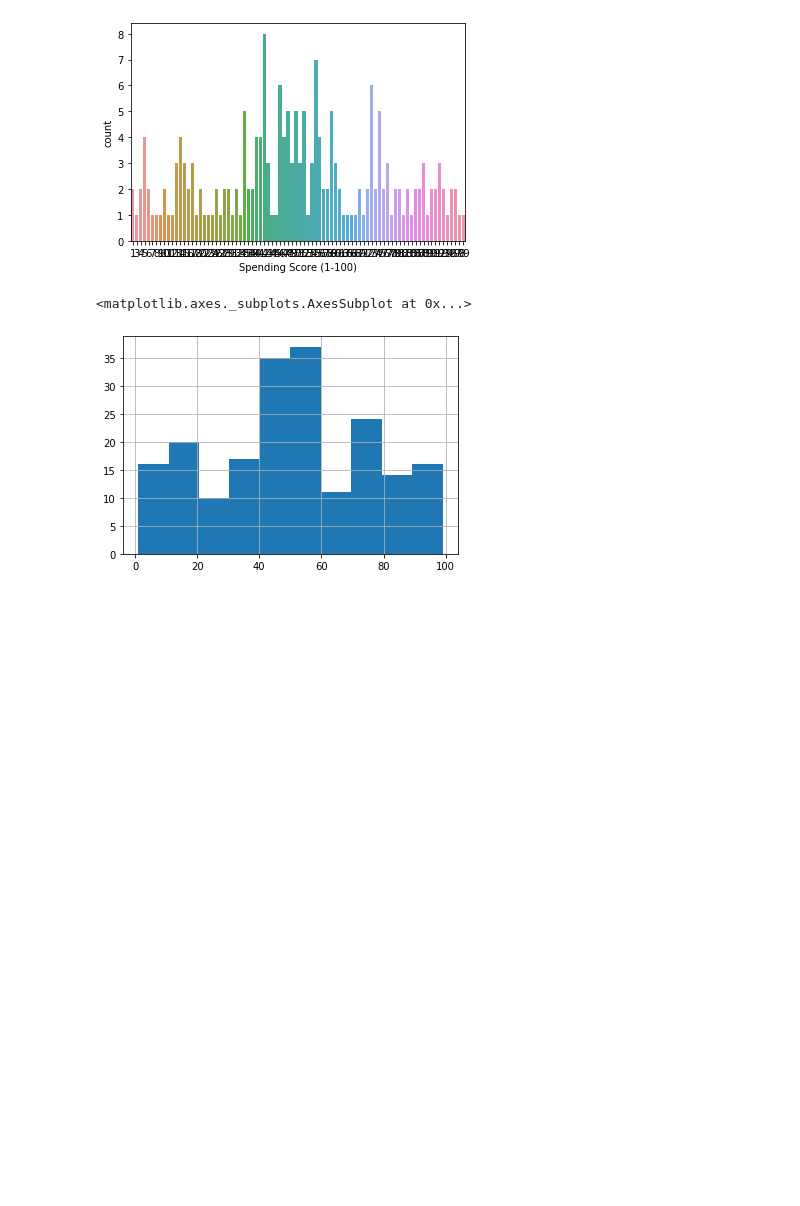
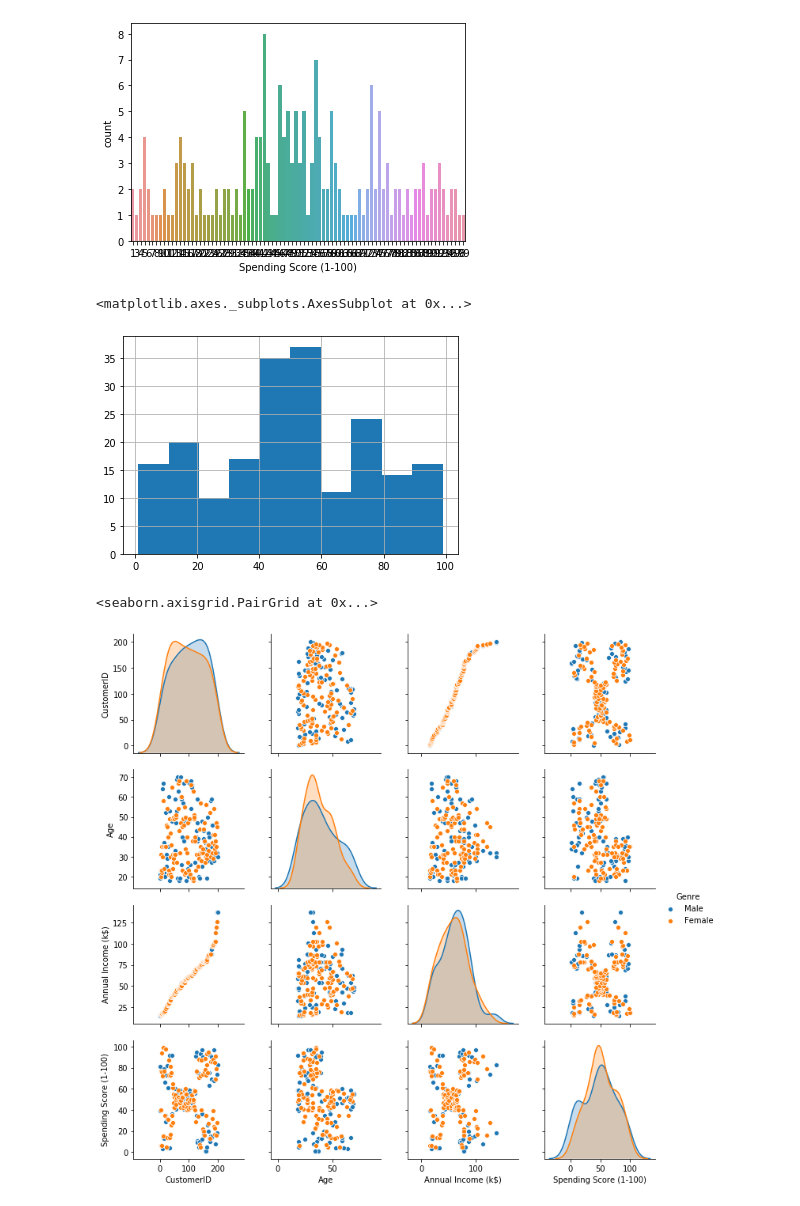
Before and after one commit to rishabhs-s/Python_ML_course_udemy, a Jupyter notebook: 4.) Clustering algo/K-means/K-means.ipynb, the cells around one changed output. Drawn from its saved outputs; the diff is of its cells as text; code cells hidden in the pictures; blank space fills up the shorter version.

Commit message:
more visual plots
added more graph plots to visualize the data

```diff
--- a/4.) Clustering algo/K-means/K-means.ipynb
+++ b/4.) Clustering algo/K-means/K-means.ipynb
@@ -129,3 +129,8 @@ data["Spending Score (1-100)"].hist()
 # %% [output]
 <matplotlib.axes._subplots.AxesSubplot at 0x...>
 [figure]
+# %%
+sns.pairplot(data, hue= 'Genre')
+# %% [output]
+<seaborn.axisgrid.PairGrid at 0x...>
+[figure, added]
```
Also changed, not shown: parts of 1 cell of this notebook.
